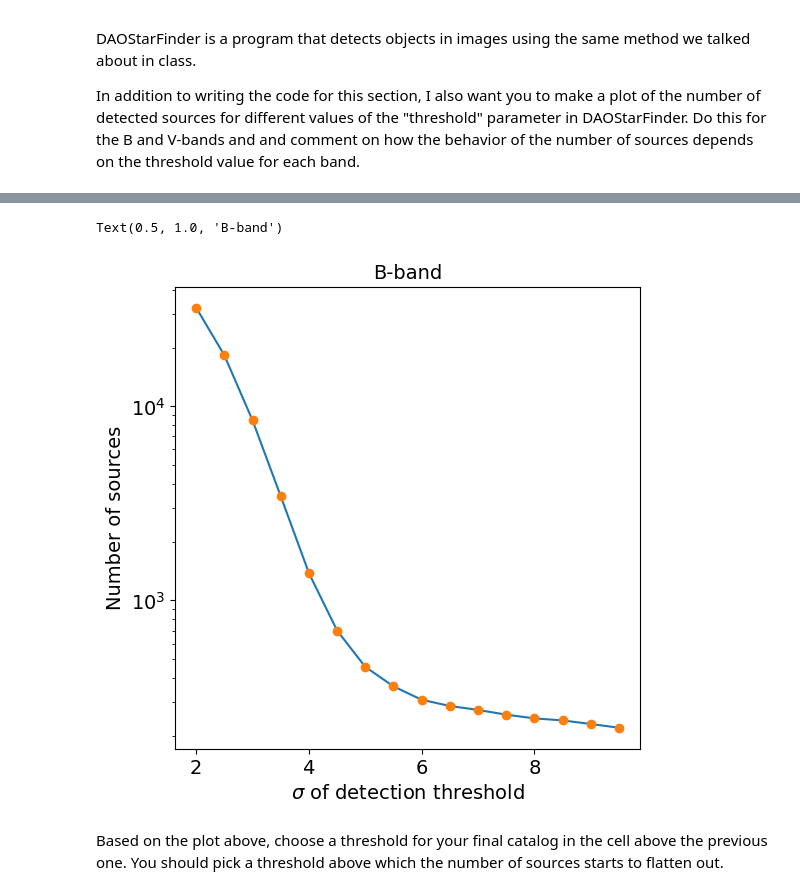
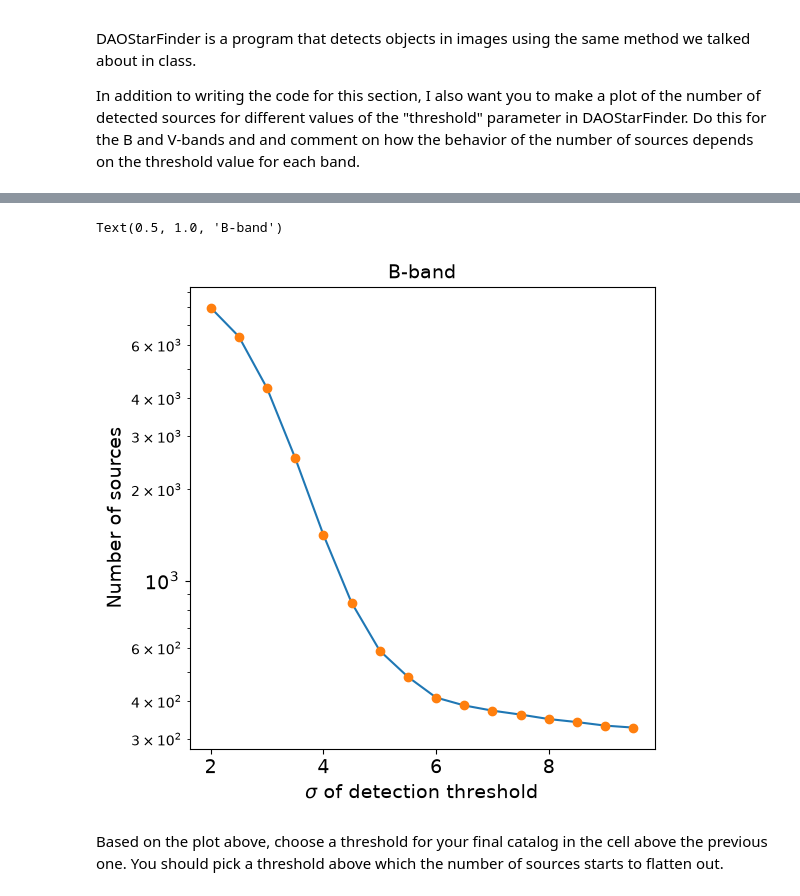
Before and after one commit to kbrotton/Image-combination-and-photometry, a Jupyter notebook: cluster_photometry_student.ipynb, the cells around one changed output, grey strips where cells are left out. Drawn from its saved outputs; the diff is of its cells as text; code cells hidden in the pictures.

```diff
--- a/cluster_photometry_student.ipynb
+++ b/cluster_photometry_student.ipynb
@@ -391,0 +418,5 @@ WARNING: One or more fit(s) may not have converged. Please carefully check your
+# %%
+#*********************
+#YOUR CODE HERE
+fwhmlistB = calc_fwhm('M29B.fits',[(853,702),(928,512),(1016,564),(782,515),(1082,812)])
+fwhmlistV = calc_fwhm('M29V.fits',[(1082,812),(854,703),(783,516),(746,525),(1283,565)])
@@ -392 +428,6 @@ WARNING: One or more fit(s) may not have converged. Please carefully check your
+# %%
+sumb=sum(fwhmlistB)
+fwhmb=(sumb/5)
+sumv=sum(fwhmlistV)
+fwhmv=(sumv/5)
 # %% [markdown]
@@ -411,7 +454,7 @@ mean_b, median_b, std_b = sigma_clipped_stats(data_b, sigma=3.0)
 #*****************************************
 # update with the FWHM that you measured using fit_fwhm
 #you will need to update the threshold number based on plots you make in the next cell.
-daofind = DAOStarFinder(fwhm=2.7, threshold=3.*std_b)
+daofind = DAOStarFinder(fwhm=fwhmb, threshold=6.*std_b)
 
 # detect sources, using the image - median, which subtracts the sky level from image,
 # assuming a sky that is constant across the iamge
@@ -445,32 +489,32 @@ NameError: name 'DAOStarFinder' is not defined
 # %%
 #This makes a plot of the number of sources for different detection thresholds for the B-band
 #set up an array of thresholds
 thresharr = np.arange(2.,10.,0.5)
 
 #initialize an array that will hold the number of sources that are detected at each threshold
 nsources_b = np.zeros(len(thresharr))
 
 #loop through the thresholds to find how many sources are detected at each threshold
 #************
 #put in the appropriate FWHM you computed for this image earlier.
 for ithresh,thresh in enumerate(thresharr):
-    daofind = DAOStarFinder(fwhm=, threshold=thresh*std_b)
+    daofind = DAOStarFinder(fwhm=fwhmb, threshold=thresh*std_b)
     sources_btmp = daofind(data_b - median_b)
     nsources_b[ithresh] = len(sources_btmp)
 
 #plot the number of sources at each threshold
 fig,ax = plt.subplots(figsize=(6,6))
 ax.plot(thresharr,nsources_b)
 ax.plot(thresharr,nsources_b, 'o')
 ax.set_yscale('log')
 ax.set_ylabel('Number of sources', fontsize=14)
 ax.set_xlabel(r'$\sigma$ of detection threshold', fontsize=14)
 ax.tick_params(axis='x', labelsize=14)
 ax.tick_params(axis='y', labelsize=14)
 ax.set_title('B-band', fontsize=14)
 # %% [output]
 Text(0.5, 1.0, 'B-band')
-[figure, old version]
+[figure, new version]
 # %% [markdown]
 Based on the plot above, choose a threshold for your final catalog in the cell above the previous one.  You should pick a threshold above which the number of sources starts to flatten out.
 # %% [markdown]
```
Also changed, not shown: parts of 11 cells of this notebook.
